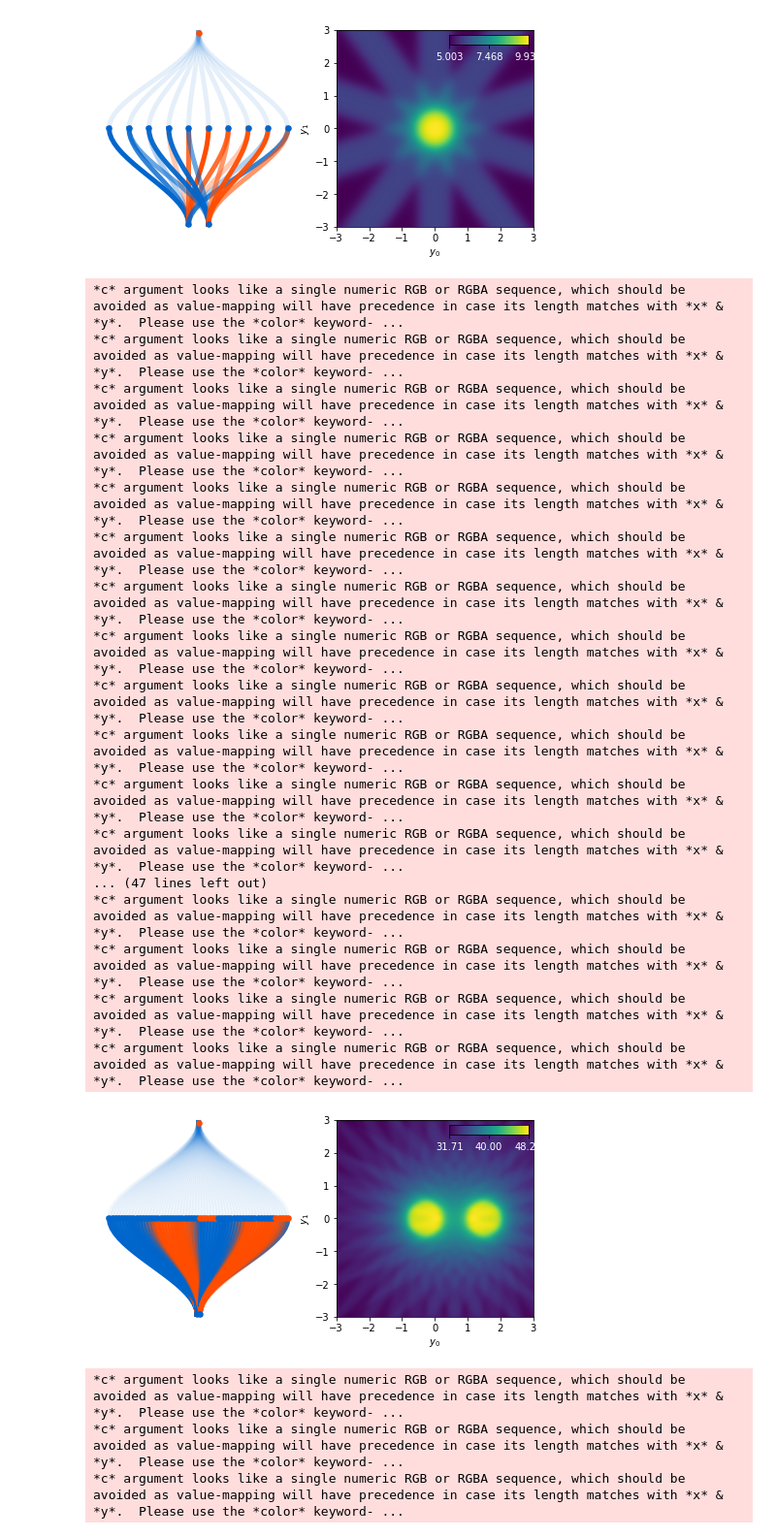
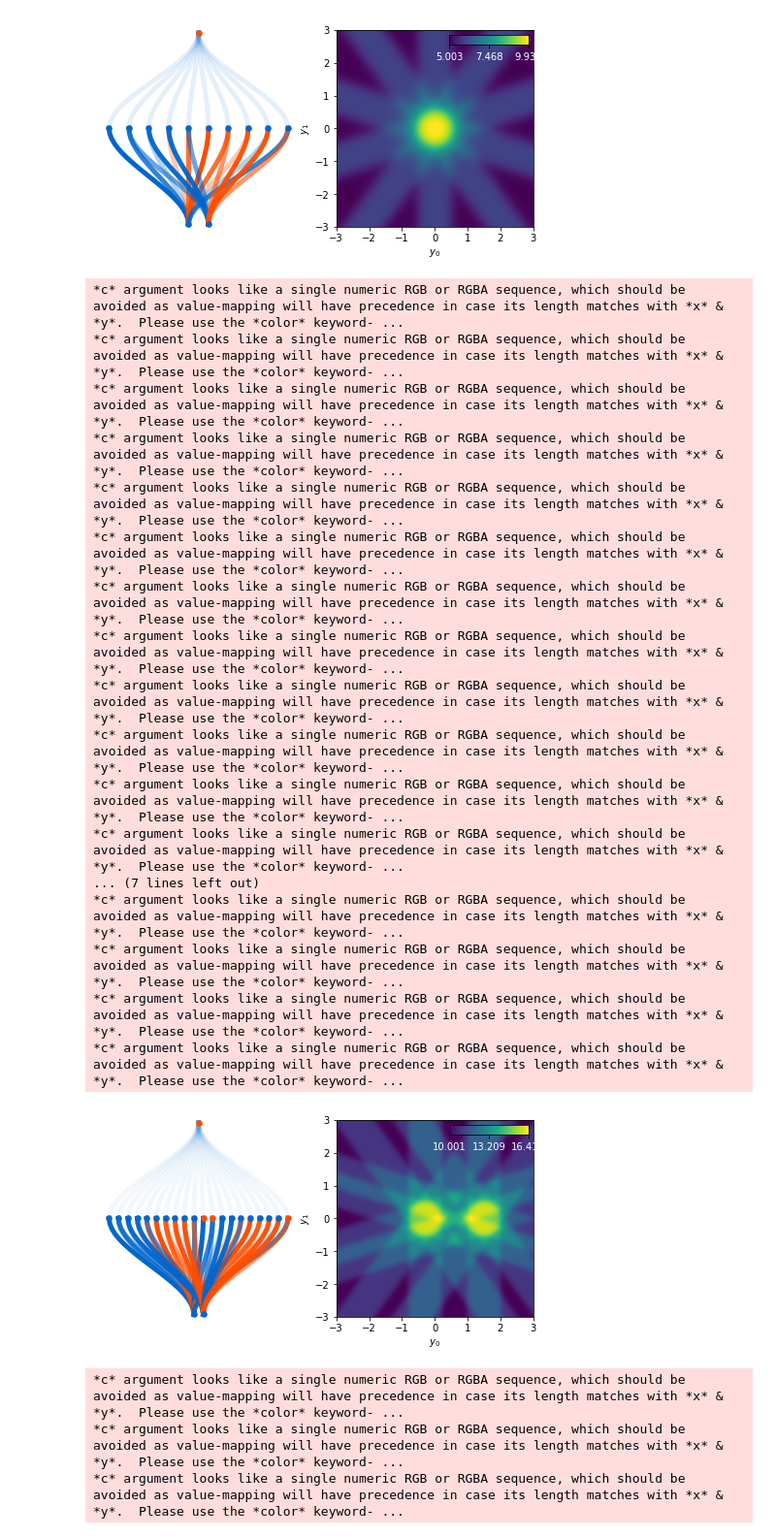
Before and after one commit to Matcraft94/PDEs, a Jupyter notebook: Redes-Neuronales-2.ipynb, the cells around one changed output. Shown at 97% size. Saved outputs shown, nothing was run; the diff lists cells and outputs as text; code cells hidden in the pictures.

```diff
--- a/Redes-Neuronales-2.ipynb
+++ b/Redes-Neuronales-2.ipynb
@@ -327,7 +327,7 @@ visualize_network(weights = [
 *c* argument looks like a single numeric RGB or RGBA sequence, which should be avoided as value-mapping will have precedence in case its length matches with *x* & *y*.  Please use the *color* keyword- ...
 [figure]
 # %%
-n_lines = 30
+n_lines = 10
 phi = np.linspace(0, 2*np.pi, n_lines + 1)[0:n_lines]
 
 shifts = [-0.3, 1.5]
@@ -350,35 +350,35 @@ factor=20.0
 visualize_network(weights=[
     full_weight_array,
     np.full([1, n_blobs*n_lines], 1.0)
     ],
     biases = [
         full_bias_array,
         [0.0]
     ],
     activations = [ 'sigmoid', # activacion para la capa oculta
                 'linear' # activacion para la salida
                 ],
     y0range = [-3, 3], y1range = [-3, 3],
                  size = 30.0, M = 400)
 # %% [output]
 *c* argument looks like a single numeric RGB or RGBA sequence, which should be avoided as value-mapping will have precedence in case its length matches with *x* & *y*.  Please use the *color* keyword- ...
 *c* argument looks like a single numeric RGB or RGBA sequence, which should be avoided as value-mapping will have precedence in case its length matches with *x* & *y*.  Please use the *color* keyword- ...
 *c* argument looks like a single numeric RGB or RGBA sequence, which should be avoided as value-mapping will have precedence in case its length matches with *x* & *y*.  Please use the *color* keyword- ...
 *c* argument looks like a single numeric RGB or RGBA sequence, which should be avoided as value-mapping will have precedence in case its length matches with *x* & *y*.  Please use the *color* keyword- ...
 *c* argument looks like a single numeric RGB or RGBA sequence, which should be avoided as value-mapping will have precedence in case its length matches with *x* & *y*.  Please use the *color* keyword- ...
 *c* argument looks like a single numeric RGB or RGBA sequence, which should be avoided as value-mapping will have precedence in case its length matches with *x* & *y*.  Please use the *color* keyword- ...
 *c* argument looks like a single numeric RGB or RGBA sequence, which should be avoided as value-mapping will have precedence in case its length matches with *x* & *y*.  Please use the *color* keyword- ...
 *c* argument looks like a single numeric RGB or RGBA sequence, which should be avoided as value-mapping will have precedence in case its length matches with *x* & *y*.  Please use the *color* keyword- ...
 *c* argument looks like a single numeric RGB or RGBA sequence, which should be avoided as value-mapping will have precedence in case its length matches with *x* & *y*.  Please use the *color* keyword- ...
 *c* argument looks like a single numeric RGB or RGBA sequence, which should be avoided as value-mapping will have precedence in case its length matches with *x* & *y*.  Please use the *color* keyword- ...
 *c* argument looks like a single numeric RGB or RGBA sequence, which should be avoided as value-mapping will have precedence in case its length matches with *x* & *y*.  Please use the *color* keyword- ...
 *c* argument looks like a single numeric RGB or RGBA sequence, which should be avoided as value-mapping will have precedence in case its length matches with *x* & *y*.  Please use the *color* keyword- ...
-... (47 lines left out)
+... (7 lines left out)
 *c* argument looks like a single numeric RGB or RGBA sequence, which should be avoided as value-mapping will have precedence in case its length matches with *x* & *y*.  Please use the *color* keyword- ...
 *c* argument looks like a single numeric RGB or RGBA sequence, which should be avoided as value-mapping will have precedence in case its length matches with *x* & *y*.  Please use the *color* keyword- ...
 *c* argument looks like a single numeric RGB or RGBA sequence, which should be avoided as value-mapping will have precedence in case its length matches with *x* & *y*.  Please use the *color* keyword- ...
 *c* argument looks like a single numeric RGB or RGBA sequence, which should be avoided as value-mapping will have precedence in case its length matches with *x* & *y*.  Please use the *color* keyword- ...
-[figure, old version]
+[figure, new version]
 # %%
 # La funcion AND
 # esto calcula la funcion AND de las entradas,
```
